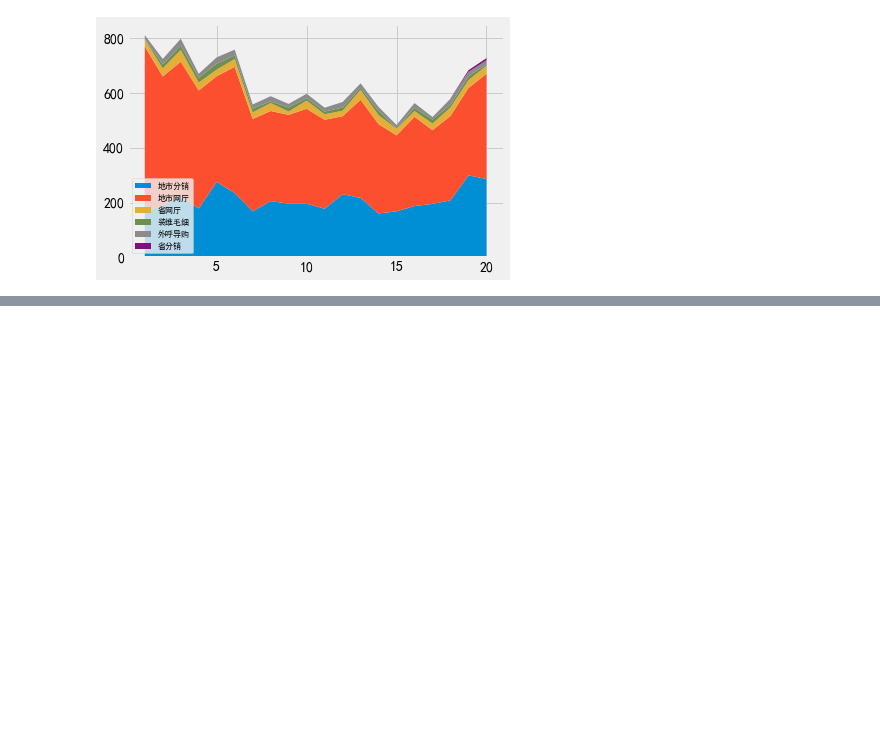
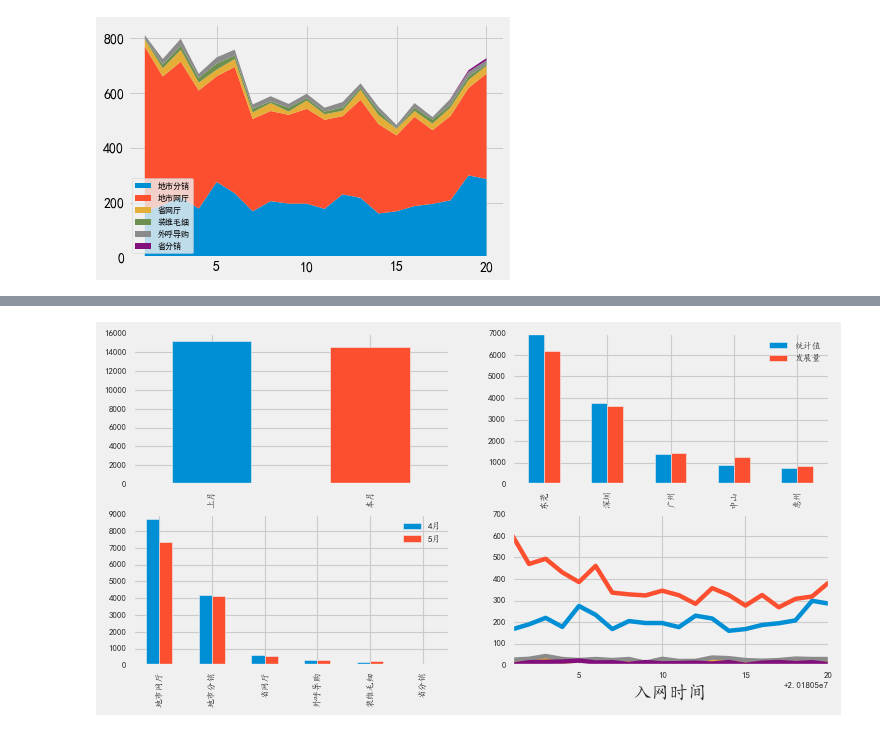
Before and after one commit to py-bin/ipynb_share, a Jupyter notebook: data_analysis/data_analysis_3.ipynb, the cells around one changed output, grey strips where cells are left out. Cells and saved outputs as stored; diff of their text form; code cells hidden in the pictures; blank space fills up the shorter version.

```diff
--- a/data_analysis/data_analysis_3.ipynb
+++ b/data_analysis/data_analysis_3.ipynb
@@ -194,0 +252,24 @@ plt.show()
+# %%
+plt.style.use('fivethirtyeight')
+matplotlib.rcParams['font.sans-serif'] = ['KaiTi']#作图的中文
+matplotlib.rcParams['font.serif'] = ['KaiTi']#作图的中文
+plt.rcParams['axes.unicode_minus'] = False#正常显示负号
+# %%
+mycolor = []
+for color in plt.rcParams['axes.prop_cycle']:
+    mycolor.append(color['color'])
+# %%
+zd_everydayplot=zd_everyday.unstack(level=0)
+# %%
+fig, axes = plt.subplots(ncols=2, nrows=2, figsize=(10,5), gridspec_kw={})
+ax1, ax2, ax3, ax4 = axes.ravel()
+y = pd.Series([ec_lm['统计值'].sum(),ec_tm['统计值'].sum()],index = ['上月','本月'])
+y.plot(kind='bar',color=mycolor[:2],ax=ax1)
+rst_plot.plot(kind='bar',ax=ax2)
+zd_fx.plot(kind='bar',ax=ax3)
+zd_everydayplot.plot(ax=ax4,legend=False)
+#plt.subplots_adjust(left=None, bottom=None, right=None, top=None,
+#               wspace=0.1, hspace=0.11)
+plt.show()
+# %% [output]
+[figure, added]
```
Also changed, not shown: parts of 7 cells of this notebook, 1 other file.
